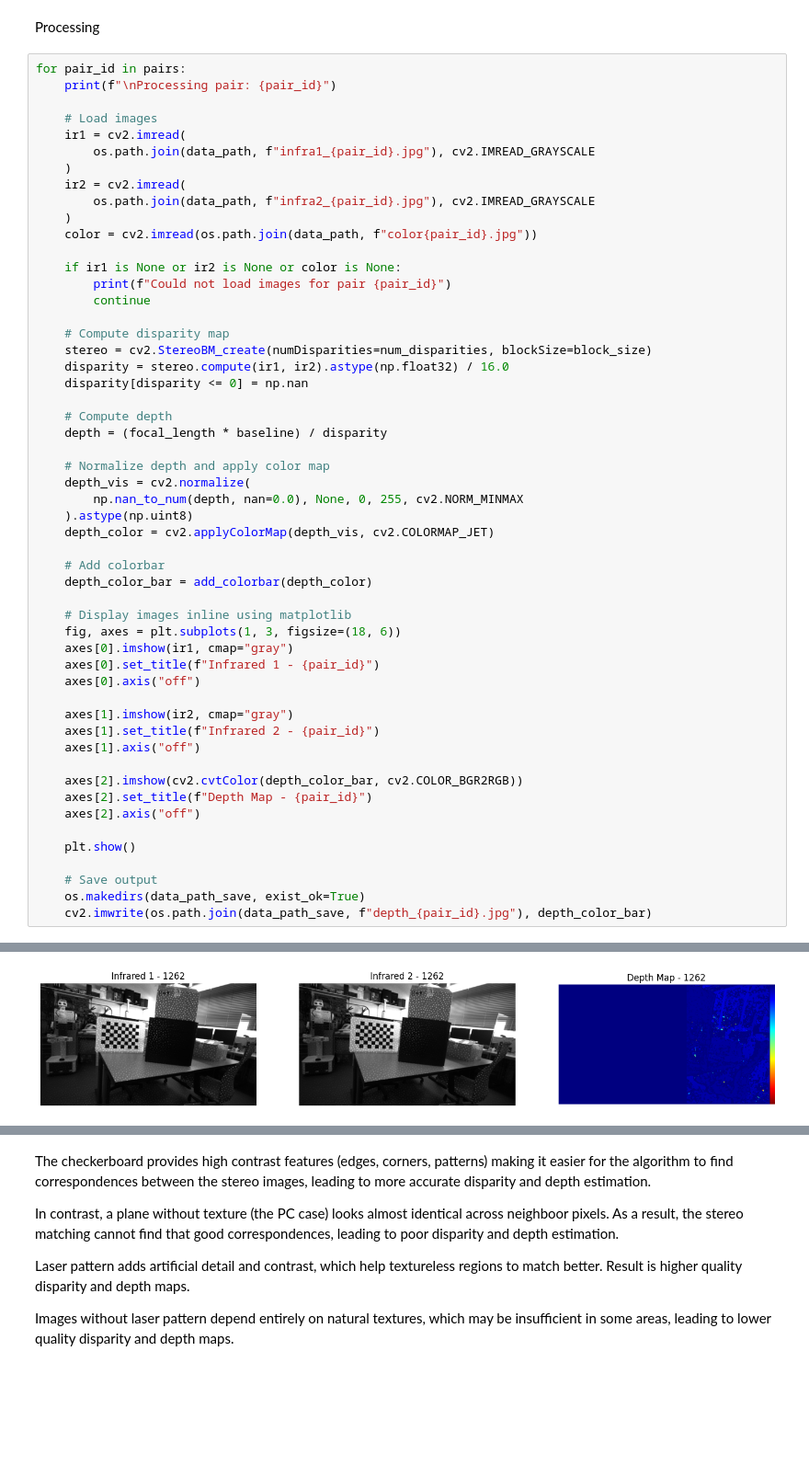
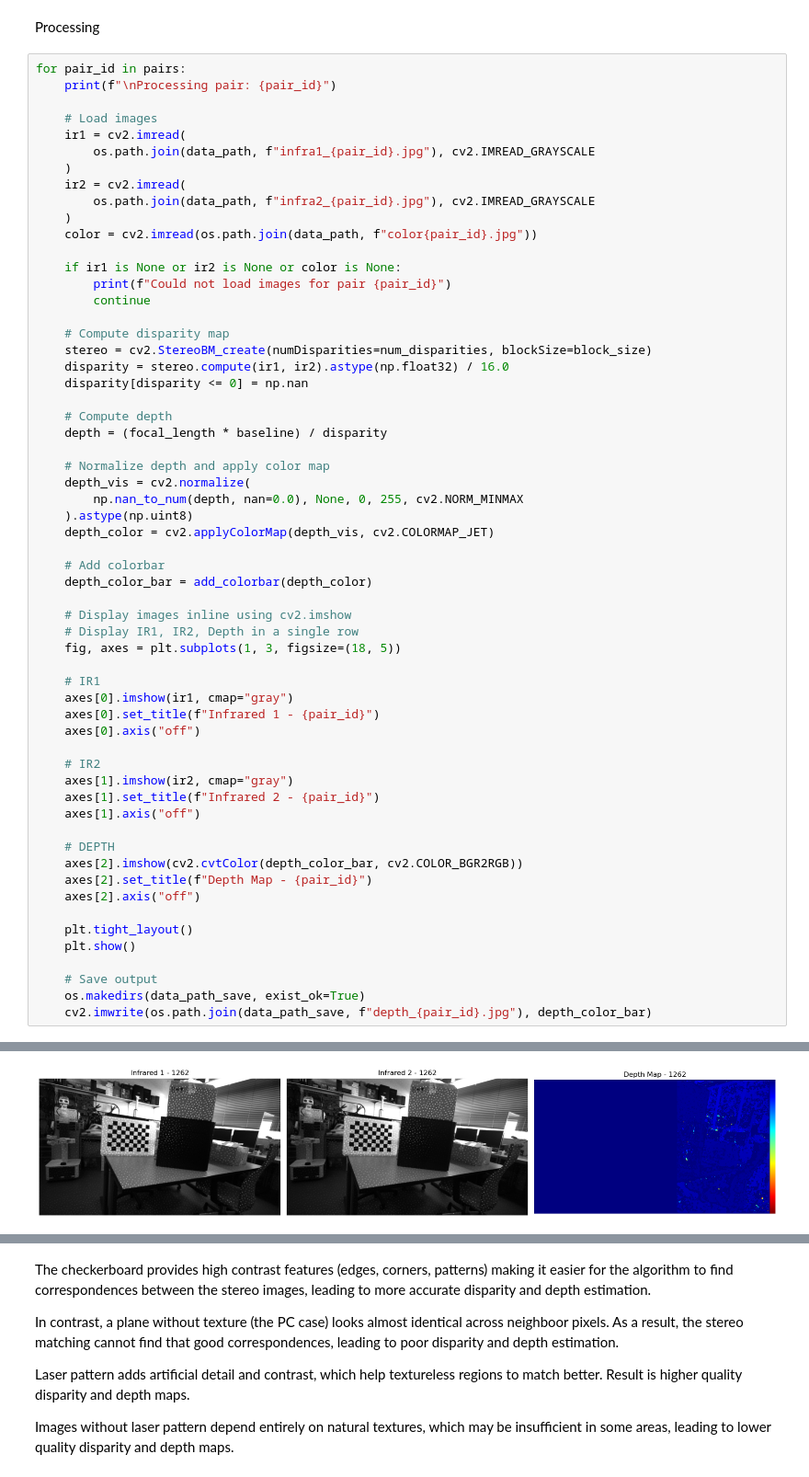
Before and after one commit to GiannosP14/PPHAU, a Jupyter notebook: homework1.1/hw1.ipynb, the cells around one changed output, grey strips where cells are left out. Shown at 92% size. Cells and saved outputs as stored; diff of their text form; blank space fills up the shorter version.

Commit message:
Edit: updated hw1.ipynb in IoannisDev to fulfill the cv2.imshow() requirement

```diff
--- a/homework1.1/hw1.ipynb
+++ b/homework1.1/hw1.ipynb
@@ -54,34 +66,40 @@ for pair_id in pairs:
     depth = (focal_length * baseline) / disparity
 
     # Normalize depth and apply color map
     depth_vis = cv2.normalize(
         np.nan_to_num(depth, nan=0.0), None, 0, 255, cv2.NORM_MINMAX
     ).astype(np.uint8)
     depth_color = cv2.applyColorMap(depth_vis, cv2.COLORMAP_JET)
 
     # Add colorbar
     depth_color_bar = add_colorbar(depth_color)
 
-    # Display images inline using matplotlib
-    fig, axes = plt.subplots(1, 3, figsize=(18, 6))
+    # Display images inline using cv2.imshow
+    # Display IR1, IR2, Depth in a single row
+    fig, axes = plt.subplots(1, 3, figsize=(18, 5))
+
+    # IR1
     axes[0].imshow(ir1, cmap="gray")
     axes[0].set_title(f"Infrared 1 - {pair_id}")
     axes[0].axis("off")
 
+    # IR2
     axes[1].imshow(ir2, cmap="gray")
     axes[1].set_title(f"Infrared 2 - {pair_id}")
     axes[1].axis("off")
 
+    # DEPTH
     axes[2].imshow(cv2.cvtColor(depth_color_bar, cv2.COLOR_BGR2RGB))
     axes[2].set_title(f"Depth Map - {pair_id}")
     axes[2].axis("off")
 
+    plt.tight_layout()
     plt.show()
 
     # Save output
     os.makedirs(data_path_save, exist_ok=True)
     cv2.imwrite(os.path.join(data_path_save, f"depth_{pair_id}.jpg"), depth_color_bar)
 # %% [output]
 Processing pair: 1262
-[figure, old version]
+[figure, new version]
 Processing pair: 1755
```
Also changed, not shown: parts of 3 cells of this notebook.
